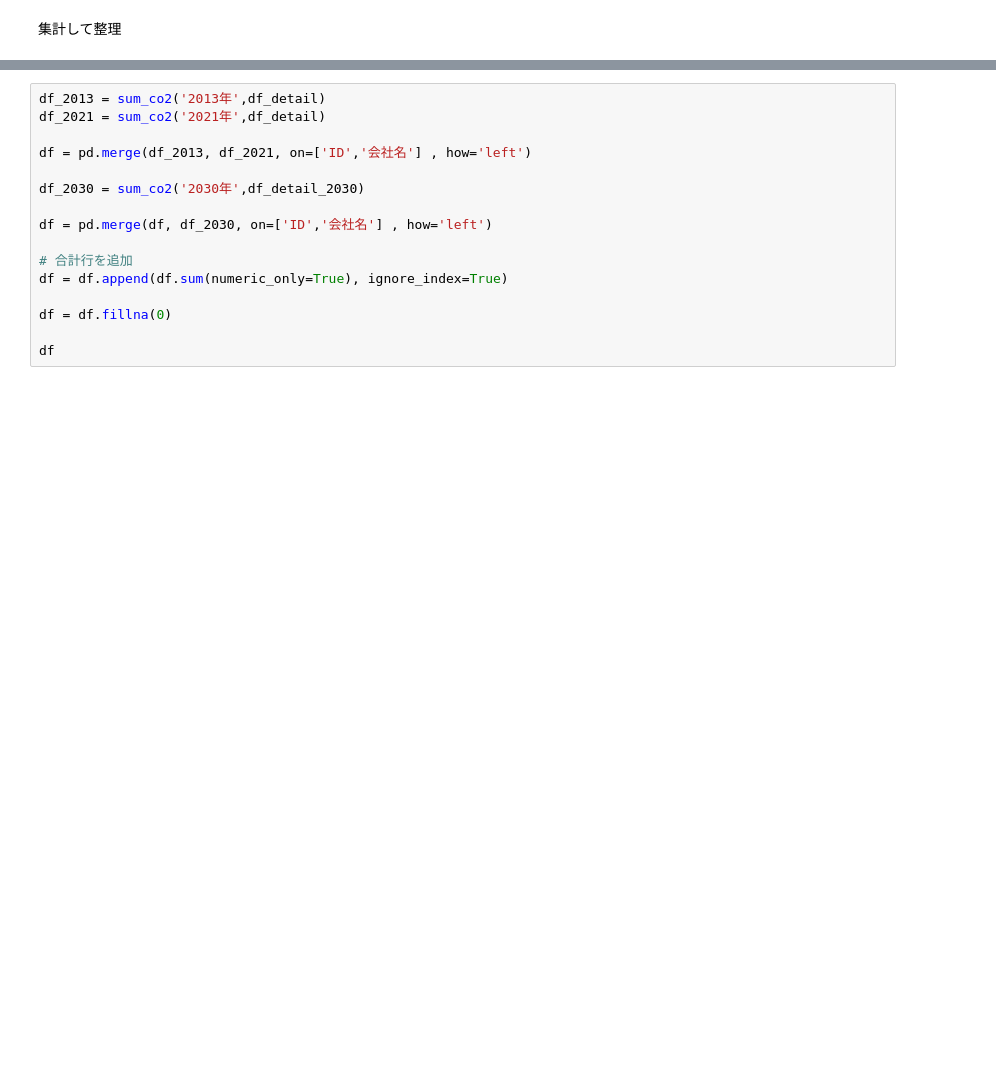
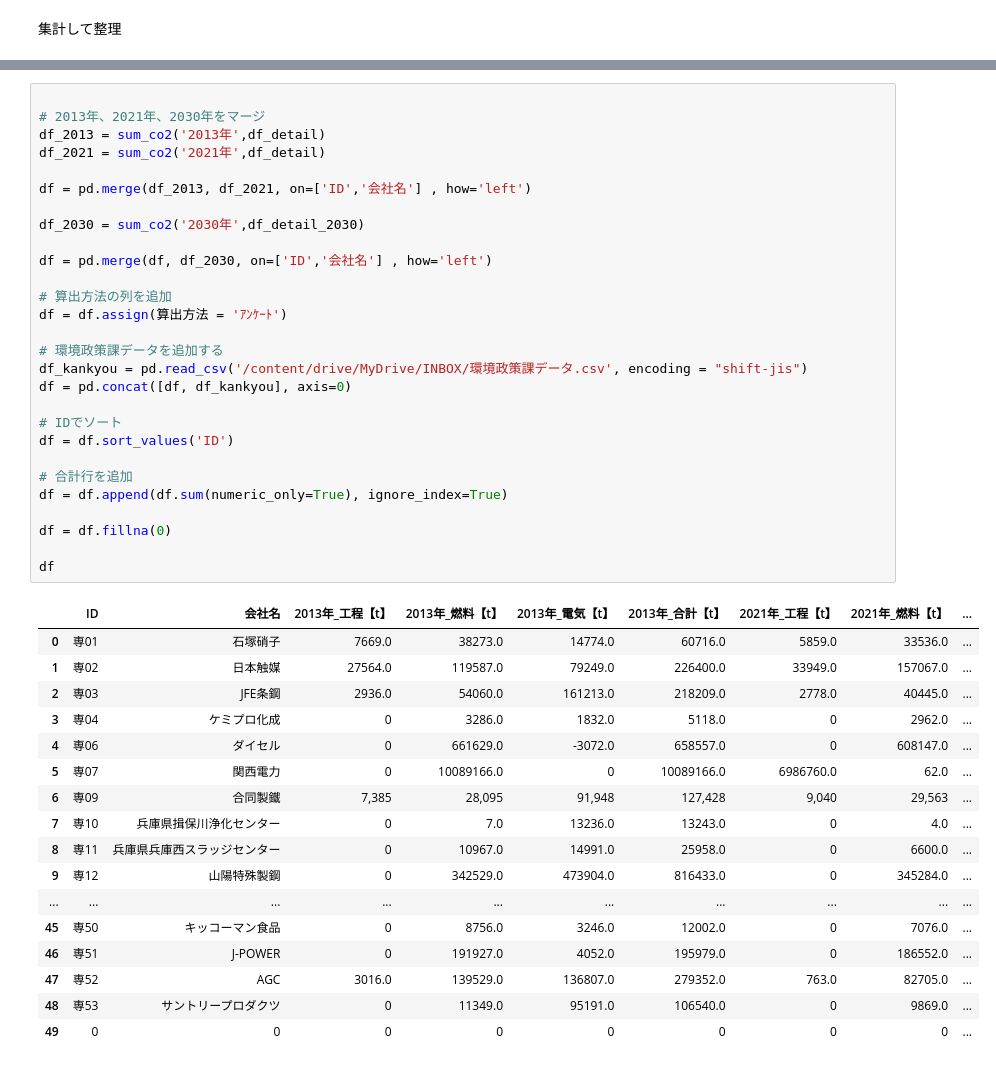
Before and after one commit to dicechick373/dicechick373, a Jupyter notebook: co2計算プログラム.ipynb, the cells around one changed output, grey strips where cells are left out. Drawn from its saved outputs; the diff is of its cells as text; blank space fills up the shorter version.

```diff
--- a/co2計算プログラム.ipynb
+++ b/co2計算プログラム.ipynb
@@ -220,18 +217,48 @@ def sum_co2(time,df_arg):
 
   return df
 # %%
+
+# 2013年、2021年、2030年をマージ
 df_2013 = sum_co2('2013年',df_detail)
 df_2021 = sum_co2('2021年',df_detail)
 
 df = pd.merge(df_2013, df_2021, on=['ID','会社名'] , how='left')
 
 df_2030 = sum_co2('2030年',df_detail_2030)
 
 df = pd.merge(df, df_2030, on=['ID','会社名'] , how='left')
 
+# 算出方法の列を追加
+df = df.assign(算出方法 = 'ｱﾝｹｰﾄ')
+
+# 環境政策課データを追加する
+df_kankyou = pd.read_csv('/content/drive/MyDrive/INBOX/環境政策課データ.csv', encoding = "shift-jis")
+df = pd.concat([df, df_kankyou], axis=0)
+
+# IDでソート
+df = df.sort_values('ID')
+
 # 合計行を追加
 df = df.append(df.sum(numeric_only=True), ignore_index=True)
 
 df = df.fillna(0)
 
 df
+# %% [output]
+|  | ID | 会社名 | 2013年_工程【t】 | 2013年_燃料【t】 | 2013年_電気【t】 | 2013年_合計【t】 | 2021年_工程【t】 | 2021年_燃料【t】 | ... |
+| 0 | 専01 | 石塚硝子 | 7669.0 | 38273.0 | 14774.0 | 60716.0 | 5859.0 | 33536.0 | ... |
+| 1 | 専02 | 日本触媒 | 27564.0 | 119587.0 | 79249.0 | 226400.0 | 33949.0 | 157067.0 | ... |
+| 2 | 専03 | JFE条鋼 | 2936.0 | 54060.0 | 161213.0 | 218209.0 | 2778.0 | 40445.0 | ... |
+| 3 | 専04 | ケミプロ化成 | 0 | 3286.0 | 1832.0 | 5118.0 | 0 | 2962.0 | ... |
+| 4 | 専06 | ダイセル | 0 | 661629.0 | -3072.0 | 658557.0 | 0 | 608147.0 | ... |
+| 5 | 専07 | 関西電力 | 0 | 10089166.0 | 0 | 10089166.0 | 6986760.0 | 62.0 | ... |
+| 6 | 専09 | 合同製鐵 | 7,385 | 28,095 | 91,948 | 127,428 | 9,040 | 29,563 | ... |
+| 7 | 専10 | 兵庫県揖保川浄化センター | 0 | 7.0 | 13236.0 | 13243.0 | 0 | 4.0 | ... |
+| 8 | 専11 | 兵庫県兵庫西スラッジセンター | 0 | 10967.0 | 14991.0 | 25958.0 | 0 | 6600.0 | ... |
+| 9 | 専12 | 山陽特殊製鋼 | 0 | 342529.0 | 473904.0 | 816433.0 | 0 | 345284.0 | ... |
+| ... | ... | ... | ... | ... | ... | ... | ... | ... | ... |
+| 45 | 専50 | キッコーマン食品 | 0 | 8756.0 | 3246.0 | 12002.0 | 0 | 7076.0 | ... |
+| 46 | 専51 | J-POWER | 0 | 191927.0 | 4052.0 | 195979.0 | 0 | 186552.0 | ... |
+| 47 | 専52 | AGC | 3016.0 | 139529.0 | 136807.0 | 279352.0 | 763.0 | 82705.0 | ... |
+| 48 | 専53 | サントリープロダクツ | 0 | 11349.0 | 95191.0 | 106540.0 | 0 | 9869.0 | ... |
+| 49 | 0 | 0 | 0 | 0 | 0 | 0 | 0 | 0 | ... |
```
Also changed, not shown: parts of 8 cells of this notebook.
